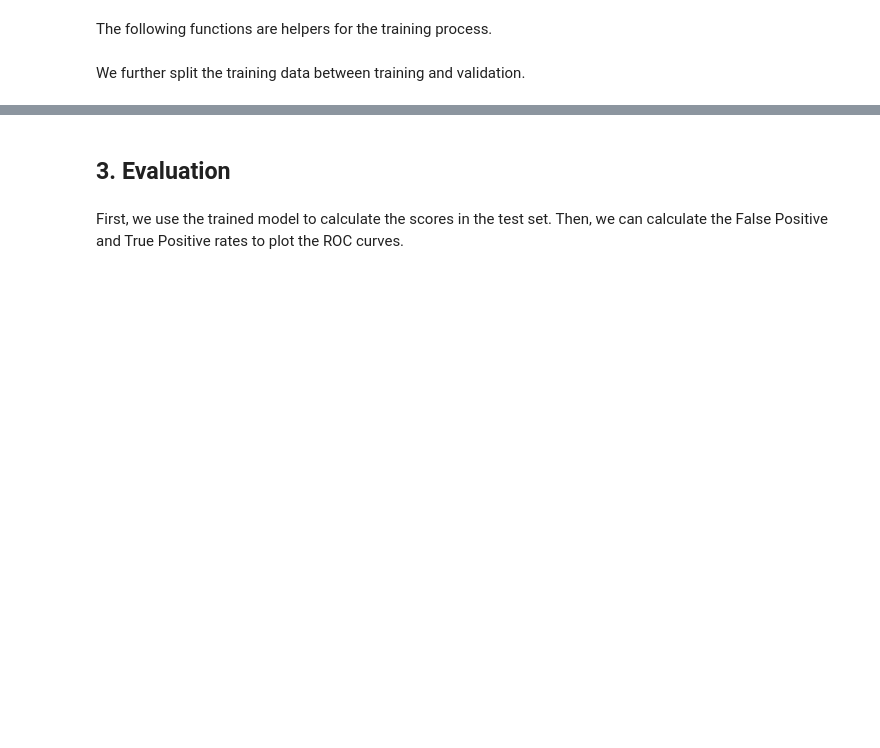
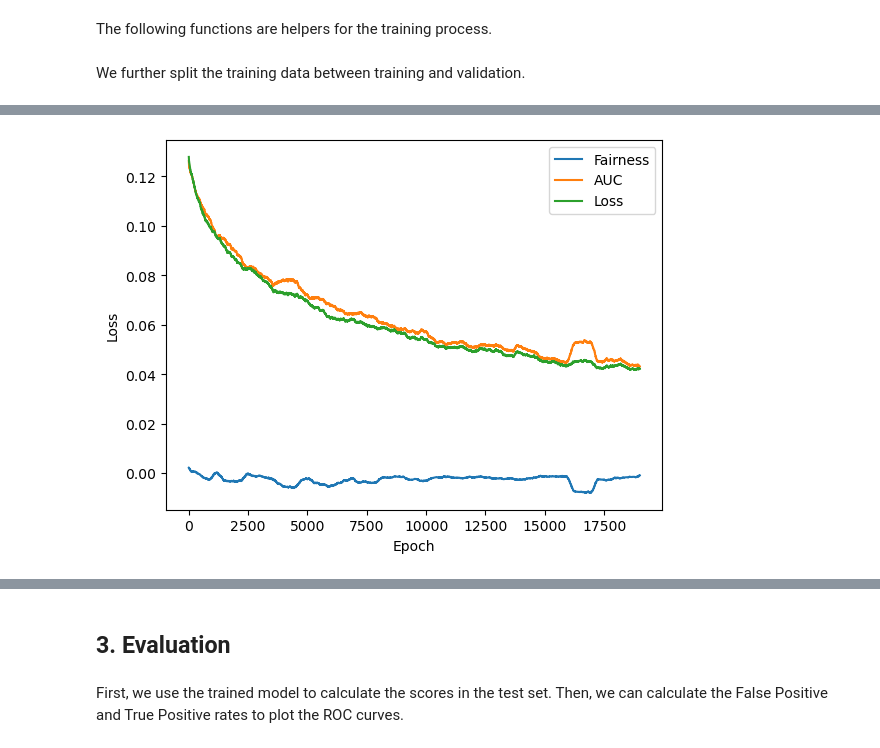
Before and after one commit to alexandremr01/roc-fairness-constraints, a Jupyter notebook: roc_fairness.ipynb, the cells around one changed output, grey strips where cells are left out. Drawn from its saved outputs; the diff is of its cells as text; code cells hidden in the pictures; blank space fills up the shorter version.

```diff
--- a/roc_fairness.ipynb
+++ b/roc_fairness.ipynb
@@ -225 +399,16 @@ We can then visualize a moving average of the training history
+# %%
+def ma(x, window_width = 1000):
+    cumsum_vec = np.cumsum(np.insert(x, 0, 0))
+    ma_vec = (cumsum_vec[window_width:] - cumsum_vec[:-window_width]) / window_width
+    return ma_vec
+
+plt.plot(ma(aucloss.history_fairness), label='Fairness')
+plt.plot(ma(aucloss.history_rel_auc), label='AUC')
+plt.plot(ma(history), label='Loss')
+plt.legend()
+plt.xlabel('Epoch')
+plt.ylabel('Loss')
+plt.show()
+# %% [output]
+[figure, added]
 # %%
```
Also changed, not shown: parts of 18 cells of this notebook.
